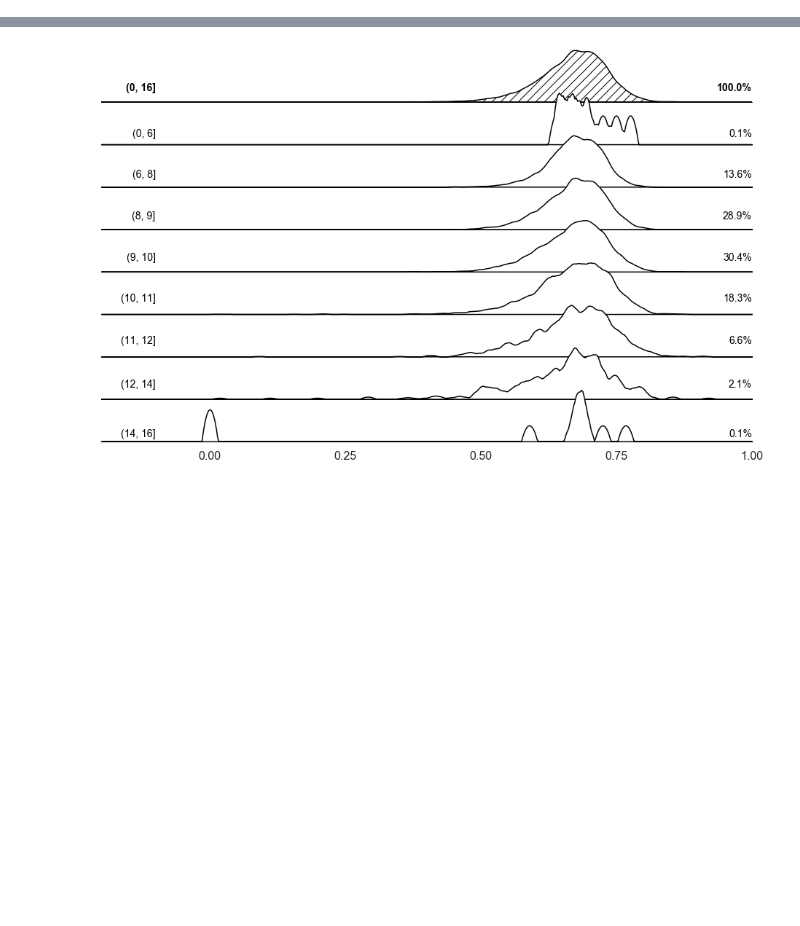
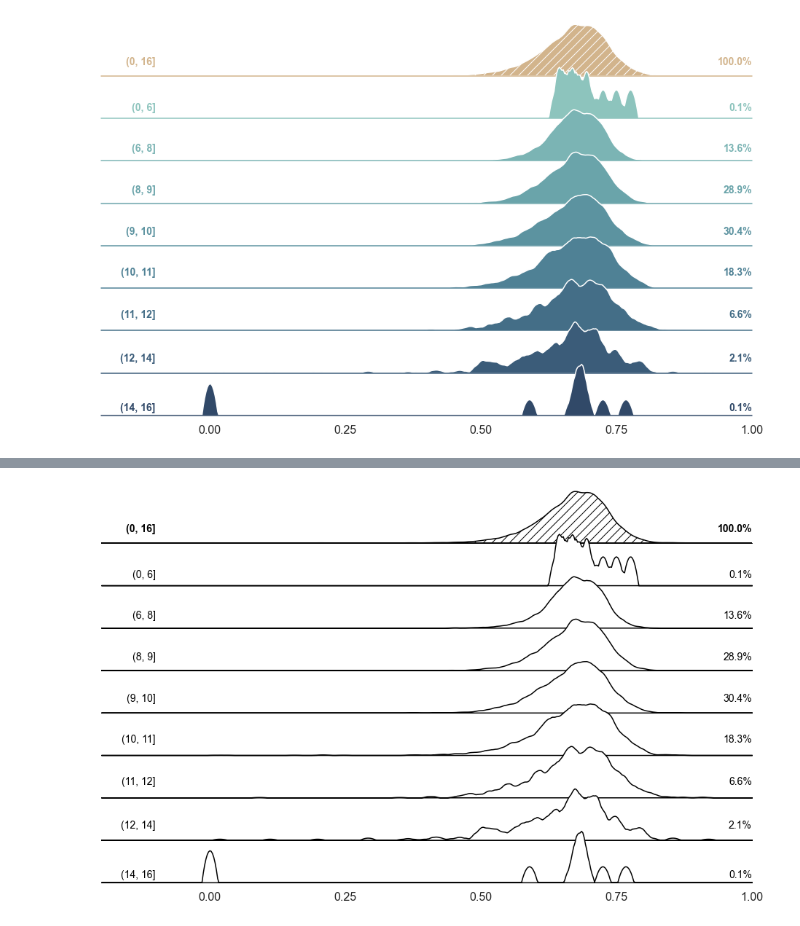
Before and after one commit to timmens/timmens.github.io, a Jupyter notebook: notebooks/ridgeplot.ipynb, the cells around one changed output, grey strips where cells are left out. Cells and saved outputs as stored; diff of their text form; code cells hidden in the pictures; blank space fills up the shorter version.

```diff
--- a/notebooks/ridgeplot.ipynb
+++ b/notebooks/ridgeplot.ipynb
@@ -238,2 +276,6 @@ def ridge_plot(
 # %%
 groups = _grouper(data["group"])
+# %%
+fig = ridge_plot(data, groups, publication_ready=False, first_group_is_complete=True)
+# %% [output]
+[figure, added]
```
Also changed, not shown: parts of 14 cells of this notebook, 2 other files.
